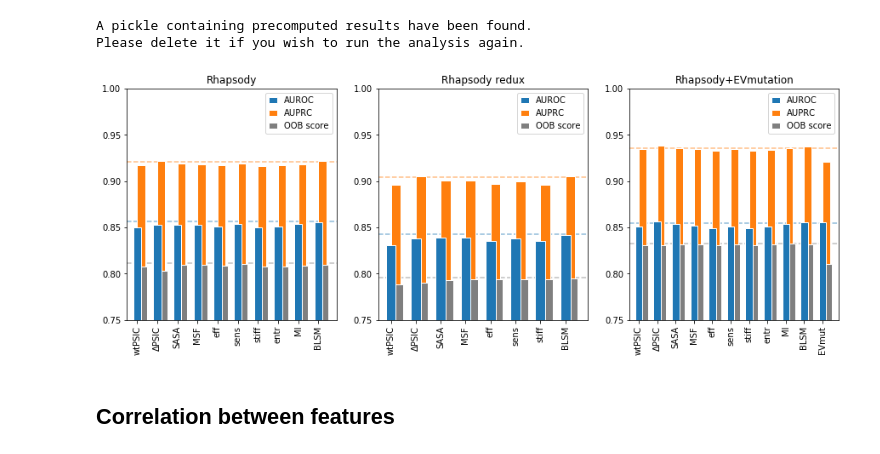
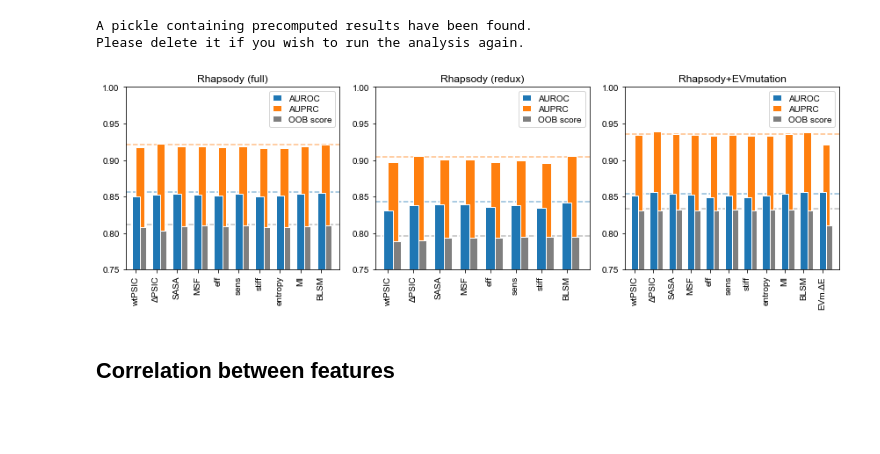
Before and after one commit to prody/rhapsody-tutorials, a Jupyter notebook: 01-RF_training/RF_training.ipynb, the cells around one changed output. Cells and saved outputs as stored; diff of their text form; code cells hidden in the pictures; blank space fills up the shorter version.

```diff
--- a/01-RF_training/RF_training.ipynb
+++ b/01-RF_training/RF_training.ipynb
@@ -18,3 +17,7 @@ import matplotlib.pyplot as plt
+# %%
+import matplotlib
+import matplotlib.pyplot as plt
+matplotlib.rcParams.update({'font.family': 'Arial'})
 # %%
 # please make sure to extract the data folder beforehand
 ID = np.load('../00-Training_Dataset/data/precomputed_features-ID.npy')
@@ -35,9 +38,10 @@ len(ID)
 23085
 # %%
 # ... and SAVs with 0 review star according to ClinVar
-ClinVar_SAVs  = np.load('../00-Training_Dataset/data/ClinVar_Dataset-SAVs.npy')
-excluded_SAVs = set(ClinVar_SAVs[ClinVar_SAVs['review_star'] < 1]['SAV_coords'])
-ID = ID[ [SAV not in excluded_SAVs for SAV in ID['SAV_coords']] ]
+ID_SAVs_info = np.load('../00-Training_Dataset/data/Integrated_Dataset-SAVs.npy')
+ClinVar_review_stars = {s['SAV_coords']: s['ClinVar_review_star'] for s in ID_SAVs_info}
+
+ID = ID[ [ClinVar_review_stars[SAV] != 0 for SAV in ID['SAV_coords']] ]
 len(ID)
 # %% [output]
 20361
@@ -227,7 +239,7 @@ abbrv = {
     'v2_EVmut': 'Rhapsody+EVmutation',
 }
 # %%
-fig, axes = plt.subplots(1, 3, figsize=(15, 5))
+fig, axes = plt.subplots(1, 3, figsize=(12, 4))
 
 for i, (version, d) in enumerate(RF_training_summaries.items()):
 
@@ -243,7 +255,6 @@ for i, (version, d) in enumerate(RF_training_summaries.items()):
     X = np.arange(n)
     ax.bar(X, d['feat. importance'], color='C4', width=.8, edgecolor='w')
 
-    ax.set_ylim((0,.24))
     ax.set_xlim((-.7, n-0.3))
 
     ax.set_xticks([])
@@ -251,7 +262,7 @@ for i, (version, d) in enumerate(RF_training_summaries.items()):
     ax.set_xticklabels(labels, rotation='vertical')
 
     for i,s in enumerate([abbrv[f] for f in featset]):
-        ax.text(X[i]+.05, 0.005, s, color='w', rotation=90, ha='center', va='bottom', size='11')
+        ax.text(X[i]+.1, 0.003, s, color='w', rotation=90, ha='center', va='bottom', size='10')
 
 fig.savefig('figures/feature_importances.png', dpi=300)
 # %% [output]
@@ -303,44 +314,62 @@ Please delete it if you wish to run the analysis again.
 # %%
 # recover precomputed results
 LOFO_summaries = pickle.load(open('results/LOFO_summaries.pkl', 'rb'))
+# %%
+abbrv_2 = {
+    'ANM_MSF-chain': 'MSF',
+    'ANM_effectiveness-chain': 'eff',
+    'ANM_sensitivity-chain': 'sens',
+    'BLOSUM': 'BLSM',
+    'Delta_PSIC': 'ΔPSIC',
+    'EVmut-DeltaE_epist': 'EVm.ΔE',
+    'SASA': 'SASA',
+    'entropy': 'entropy',
+    'ranked_MI': 'MI',
+    'stiffness-chain': 'stiff',
+    'wt_PSIC': 'wtPSIC',
+    'v2': 'Rhapsody (full)',
+    'v2_noPfam': 'Rhapsody (redux)',
+    'v2_EVmut': 'Rhapsody+EVmutation',
+}
 # %%
-fig, axes = plt.subplots(1, 3, figsize=(15, 5))
+fig, axes = plt.subplots(1, 3, figsize=(12, 4))
 
 for i, (version, d) in enumerate(LOFO_summaries.items()):
 
     featset = featsets[version]
     n = len(featset)
 
     data = np.zeros((n, 3))
     for j, f in enumerate(featset):
         data[j] = [d[f][x] for x in ('mean AUROC', 'mean AUPRC', 'mean OOB score')]
 
     ax = axes[i]
-    ax.set_title(abbrv[version])
+    ax.set_title(abbrv_2[version])
 
     for p, c in [('AUROC', 'C0'), ('AUPRC', 'C1'), ('OOB score', 'C7')]:
         ax.axhline(y=RF_training_summaries[version][f'mean {p}'], c=c, ls='--', alpha=.5, zorder=0)
 
     # bar plots
     X = np.arange(n)
 
     h0 = ax.bar(X + 0.2, data[:,1], color='C1', width=.4, edgecolor='w', label='AUPRC')
     h1 = ax.bar(X + 0.3, data[:,2], color='C7', width=.4, edgecolor='w', label='OOB score')
     h2 = ax.bar(X + 0.0, data[:,0], color='C0', width=.4, edgecolor='w', label='AUROC')
 
     handles = [h2, h0, h1]
-    ax.legend(handles, [h.get_label() for h in handles], handlelength=1)
+    ax.legend(handles, [h.get_label() for h in handles], handlelength=1, labelspacing=.3)
 
     ax.set_xlim((-.5, n-0.1))
     ax.set_ylim((0.75,1))
 
     ax.set_xticks(range(n))
-    labels = [abbrv[f] for f in featsets[version]]
+    labels = [abbrv_2[f] for f in featsets[version]]
     ax.set_xticklabels(labels, rotation='vertical')
 
-fig.savefig('figures/LOFO.png', dpi=300)
+plt.tight_layout()
+fig.savefig('figures/LOFO.png',  dpi=300)
 # %% [output]
-[figure, old version]
+[figure, new version]
 # %% [markdown]
 ## Correlation between features
 # %%
```
Also changed, not shown: parts of 9 cells of this notebook, 33 other files.
